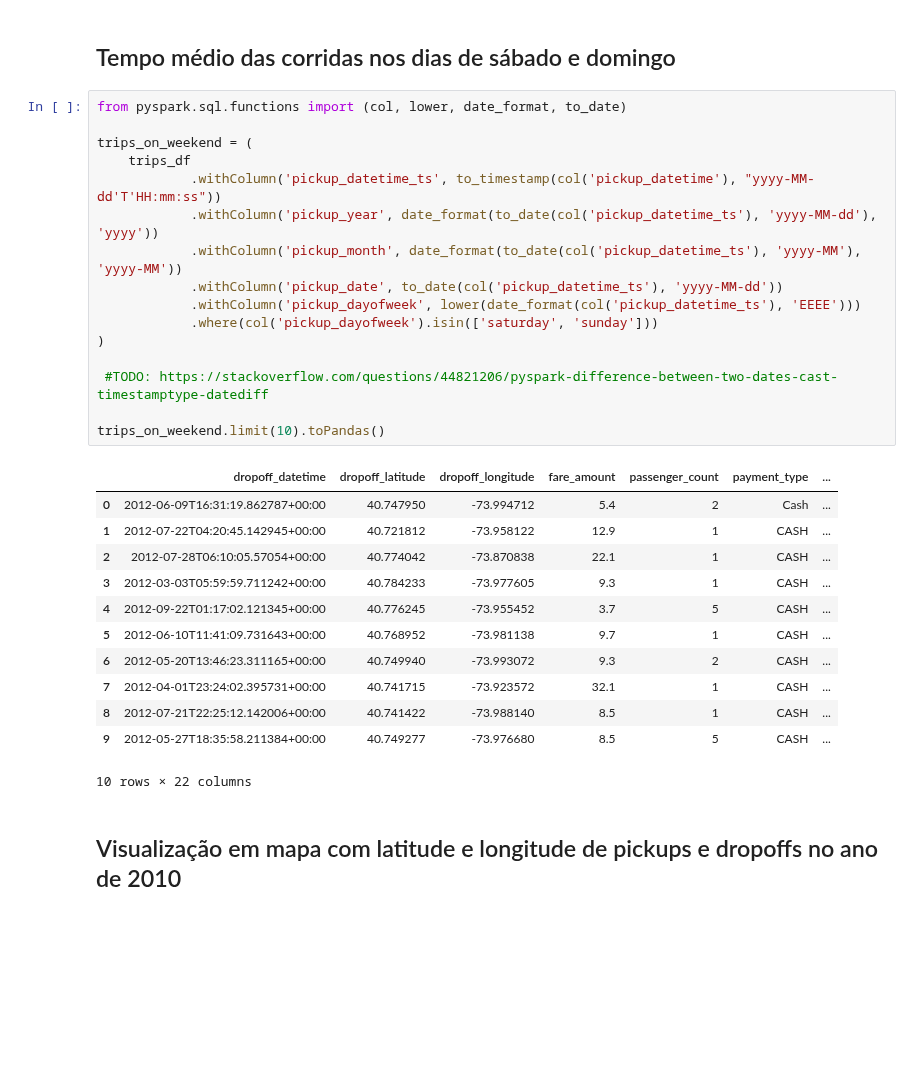
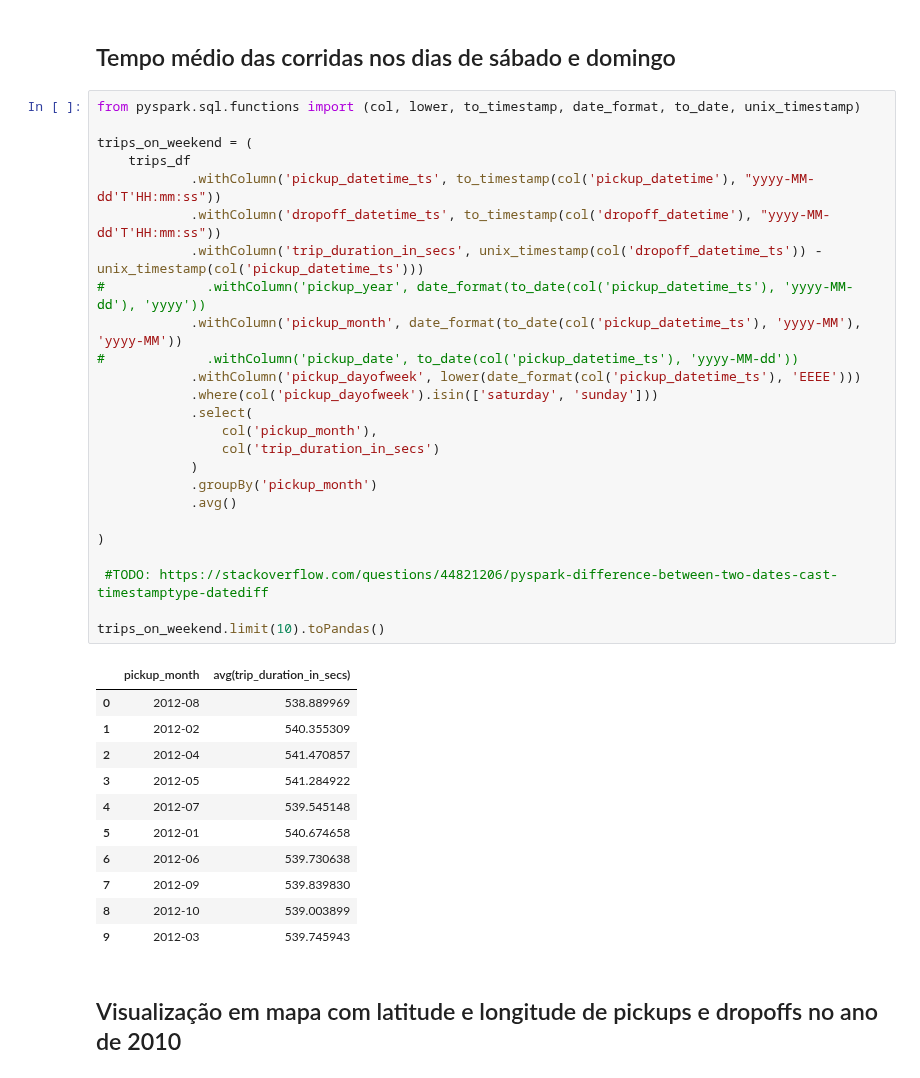
Before and after one commit to gabfr/data-engineering-nanodegree, a Jupyter notebook: explorations/nyc-taxi-challenge.ipynb, the cells around one changed output. Drawn from its saved outputs; the diff is of its cells as text; blank space fills up the shorter version.

```diff
--- a/explorations/nyc-taxi-challenge.ipynb
+++ b/explorations/nyc-taxi-challenge.ipynb
@@ -313,33 +312,41 @@ plt.show()
 # %% [markdown]
 ## Tempo médio das corridas nos dias de sábado e domingo
 # %%
-from pyspark.sql.functions import (col, lower, date_format, to_date)
+from pyspark.sql.functions import (col, lower, to_timestamp, date_format, to_date, unix_timestamp)
 
 trips_on_weekend = (
     trips_df
             .withColumn('pickup_datetime_ts', to_timestamp(col('pickup_datetime'), "yyyy-MM-dd'T'HH:mm:ss"))
-            .withColumn('pickup_year', date_format(to_date(col('pickup_datetime_ts'), 'yyyy-MM-dd'), 'yyyy'))
+            .withColumn('dropoff_datetime_ts', to_timestamp(col('dropoff_datetime'), "yyyy-MM-dd'T'HH:mm:ss"))
+            .withColumn('trip_duration_in_secs', unix_timestamp(col('dropoff_datetime_ts')) - unix_timestamp(col('pickup_datetime_ts')))
+#             .withColumn('pickup_year', date_format(to_date(col('pickup_datetime_ts'), 'yyyy-MM-dd'), 'yyyy'))
             .withColumn('pickup_month', date_format(to_date(col('pickup_datetime_ts'), 'yyyy-MM'), 'yyyy-MM'))
-            .withColumn('pickup_date', to_date(col('pickup_datetime_ts'), 'yyyy-MM-dd'))
+#             .withColumn('pickup_date', to_date(col('pickup_datetime_ts'), 'yyyy-MM-dd'))
             .withColumn('pickup_dayofweek', lower(date_format(col('pickup_datetime_ts'), 'EEEE')))
             .where(col('pickup_dayofweek').isin(['saturday', 'sunday']))
+            .select(
+                col('pickup_month'),
+                col('trip_duration_in_secs')
+            )
+            .groupBy('pickup_month')
+            .avg()
+
 )
 
  #TODO: https://stackoverflow.com/questions/44821206/pyspark-difference-between-two-dates-cast-timestamptype-datediff
 
 trips_on_weekend.limit(10).toPandas()
 # %% [output]
-|  | dropoff_datetime | dropoff_latitude | dropoff_longitude | fare_amount | passenger_count | payment_type | ... |
-| 0 | 2012-06-09T16:31:19.862787+00:00 | 40.747950 | -73.994712 | 5.4 | 2 | Cash | ... |
-| 1 | 2012-07-22T04:20:45.142945+00:00 | 40.721812 | -73.958122 | 12.9 | 1 | CASH | ... |
-| 2 | 2012-07-28T06:10:05.57054+00:00 | 40.774042 | -73.870838 | 22.1 | 1 | CASH | ... |
-| 3 | 2012-03-03T05:59:59.711242+00:00 | 40.784233 | -73.977605 | 9.3 | 1 | CASH | ... |
-| 4 | 2012-09-22T01:17:02.121345+00:00 | 40.776245 | -73.955452 | 3.7 | 5 | CASH | ... |
-| 5 | 2012-06-10T11:41:09.731643+00:00 | 40.768952 | -73.981138 | 9.7 | 1 | CASH | ... |
-| 6 | 2012-05-20T13:46:23.311165+00:00 | 40.749940 | -73.993072 | 9.3 | 2 | CASH | ... |
-| 7 | 2012-04-01T23:24:02.395731+00:00 | 40.741715 | -73.923572 | 32.1 | 1 | CASH | ... |
-| 8 | 2012-07-21T22:25:12.142006+00:00 | 40.741422 | -73.988140 | 8.5 | 1 | CASH | ... |
-| 9 | 2012-05-27T18:35:58.211384+00:00 | 40.749277 | -73.976680 | 8.5 | 5 | CASH | ... |
+|  | pickup_month | avg(trip_duration_in_secs) |
+| 0 | 2012-08 | 538.889969 |
+| 1 | 2012-02 | 540.355309 |
+| 2 | 2012-04 | 541.470857 |
+| 3 | 2012-05 | 541.284922 |
+| 4 | 2012-07 | 539.545148 |
+| 5 | 2012-01 | 540.674658 |
+| 6 | 2012-06 | 539.730638 |
+| 7 | 2012-09 | 539.839830 |
+| 8 | 2012-10 | 539.003899 |
+| 9 | 2012-03 | 539.745943 |
-10 rows × 22 columns
 # %% [markdown]
 ## Visualização em mapa com latitude e longitude de pickups e dropoffs no ano de 2010
```
Also changed, not shown: parts of 1 cell of this notebook.
